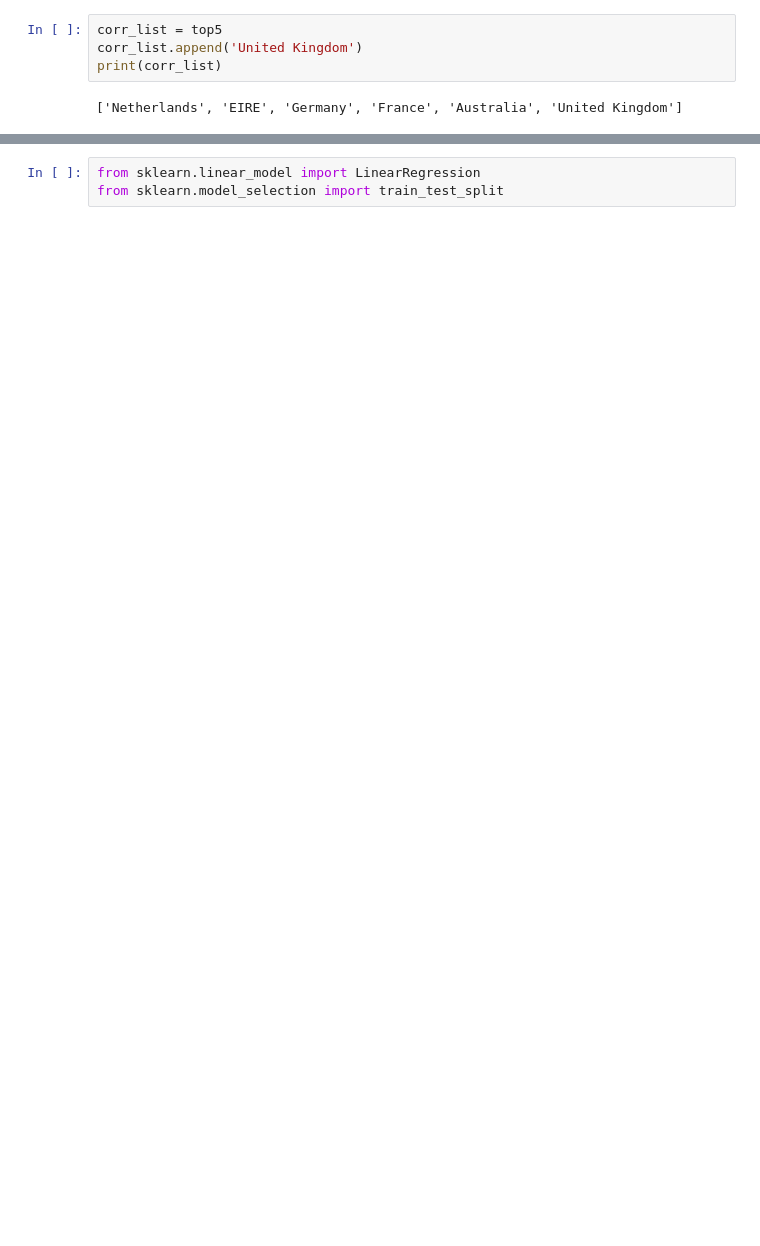
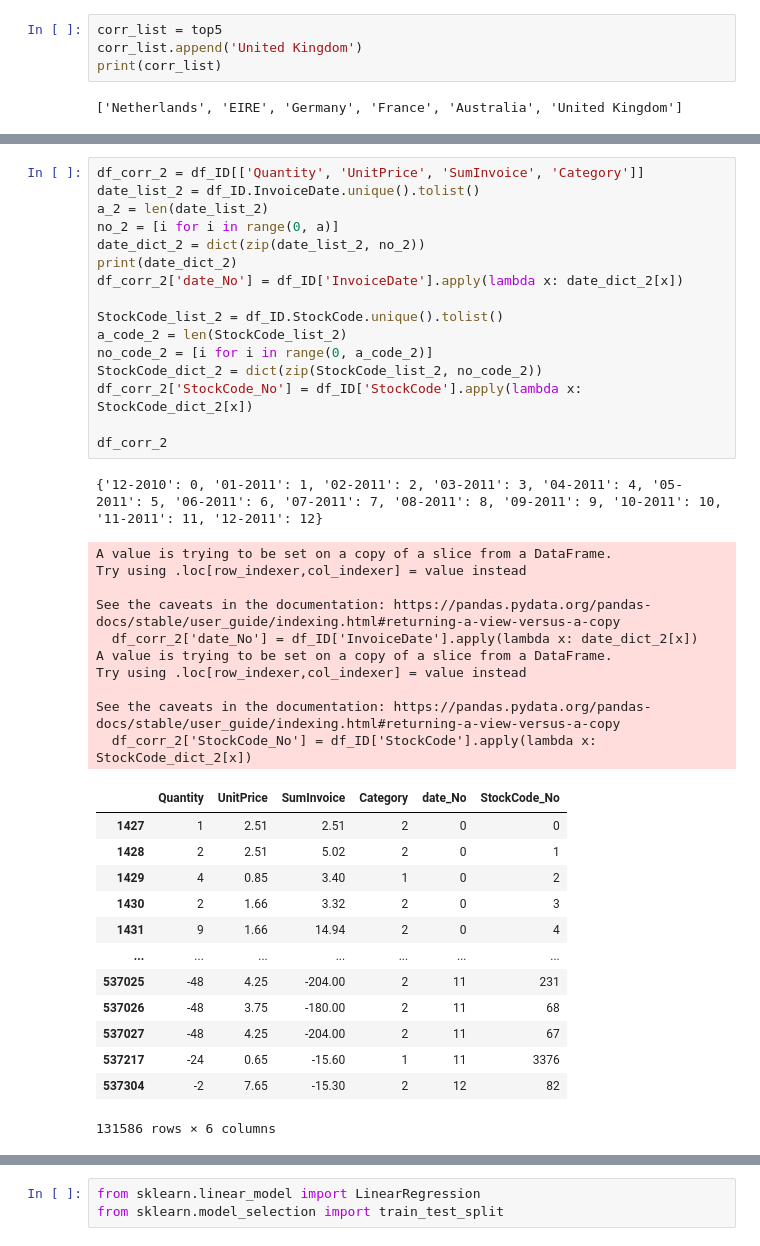
Before and after one commit to semina-lena/Eremeeva_DA-27, a Jupyter notebook: Eremeeva_DA-27.ipynb, the cells around one changed output, grey strips where cells are left out. Cells and saved outputs as stored; diff of their text form; blank space fills up the shorter version.

```diff
--- a/Eremeeva_DA-27.ipynb
+++ b/Eremeeva_DA-27.ipynb
@@ -618,0 +647,41 @@ print(corr_list)
+# %%
+df_corr_2 = df_ID[['Quantity', 'UnitPrice', 'SumInvoice', 'Category']]
+date_list_2 = df_ID.InvoiceDate.unique().tolist()
+a_2 = len(date_list_2)
+no_2 = [i for i in range(0, a)]
+date_dict_2 = dict(zip(date_list_2, no_2))
+print(date_dict_2)
+df_corr_2['date_No'] = df_ID['InvoiceDate'].apply(lambda x: date_dict_2[x])
+
+StockCode_list_2 = df_ID.StockCode.unique().tolist()
+a_code_2 = len(StockCode_list_2)
+no_code_2 = [i for i in range(0, a_code_2)]
+StockCode_dict_2 = dict(zip(StockCode_list_2, no_code_2))
+df_corr_2['StockCode_No'] = df_ID['StockCode'].apply(lambda x: StockCode_dict_2[x])
+
+df_corr_2
+# %% [output]
+{'12-2010': 0, '01-2011': 1, '02-2011': 2, '03-2011': 3, '04-2011': 4, '05-2011': 5, '06-2011': 6, '07-2011': 7, '08-2011': 8, '09-2011': 9, '10-2011': 10, '11-2011': 11, '12-2011': 12}
+A value is trying to be set on a copy of a slice from a DataFrame.
+Try using .loc[row_indexer,col_indexer] = value instead
+
+See the caveats in the documentation: https://pandas.pydata.org/pandas-docs/stable/user_guide/indexing.html#returning-a-view-versus-a-copy
+  df_corr_2['date_No'] = df_ID['InvoiceDate'].apply(lambda x: date_dict_2[x])
+A value is trying to be set on a copy of a slice from a DataFrame.
+Try using .loc[row_indexer,col_indexer] = value instead
+
+See the caveats in the documentation: https://pandas.pydata.org/pandas-docs/stable/user_guide/indexing.html#returning-a-view-versus-a-copy
+  df_corr_2['StockCode_No'] = df_ID['StockCode'].apply(lambda x: StockCode_dict_2[x])
+|  | Quantity | UnitPrice | SumInvoice | Category | date_No | StockCode_No |
+| 1427 | 1 | 2.51 | 2.51 | 2 | 0 | 0 |
+| 1428 | 2 | 2.51 | 5.02 | 2 | 0 | 1 |
+| 1429 | 4 | 0.85 | 3.40 | 1 | 0 | 2 |
+| 1430 | 2 | 1.66 | 3.32 | 2 | 0 | 3 |
+| 1431 | 9 | 1.66 | 14.94 | 2 | 0 | 4 |
+| ... | ... | ... | ... | ... | ... | ... |
+| 537025 | -48 | 4.25 | -204.00 | 2 | 11 | 231 |
+| 537026 | -48 | 3.75 | -180.00 | 2 | 11 | 68 |
+| 537027 | -48 | 4.25 | -204.00 | 2 | 11 | 67 |
+| 537217 | -24 | 0.65 | -15.60 | 1 | 11 | 3376 |
+| 537304 | -2 | 7.65 | -15.30 | 2 | 12 | 82 |
+131586 rows × 6 columns
```
Also changed, not shown: parts of 15 cells of this notebook.
